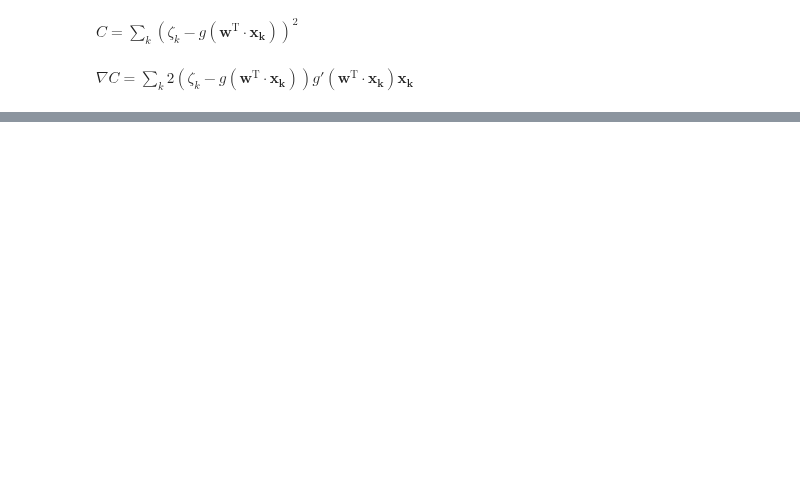
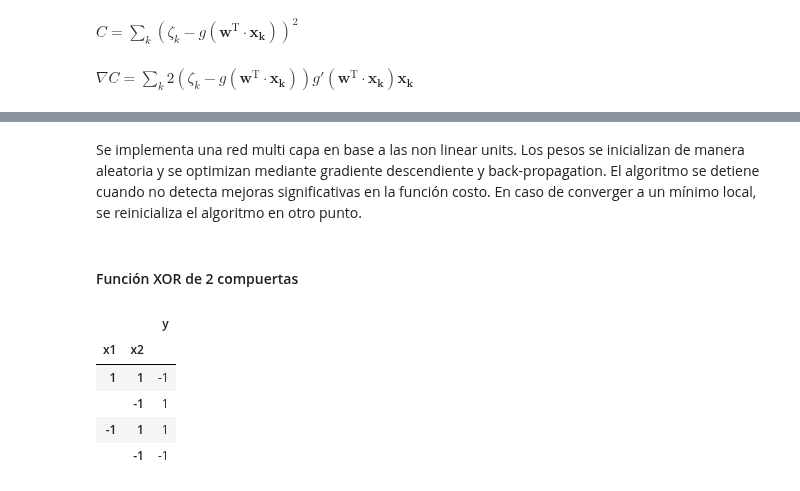
Before and after one commit to xvan/RedesNeuronales, a Jupyter notebook: TP2/tp2/tp2.ipynb, the cells around one changed output, grey strips where cells are left out. Saved outputs shown, nothing was run; the diff lists cells and outputs as text; code cells hidden in the pictures; blank space fills up the shorter version.

```diff
--- a/TP2/tp2/tp2.ipynb
+++ b/TP2/tp2/tp2.ipynb
@@ -189,0 +269,21 @@ Best Cost: 0
+# %% [markdown]
+Se implementa una red multi capa en base a las non linear units. Los pesos se inicializan de manera aleatoria y se optimizan mediante gradiente descendiente y back-propagation. El algoritmo se detiene cuando no detecta mejoras significativas en la función costo.
+En caso de converger a un mínimo local, se reinicializa el algoritmo en otro punto.
+# %% [markdown]
+#### Función XOR de 2 compuertas
+# %%
+xor_gate_table = [
+    ((1, 1), (-1,)),
+    ((1, -1), (1,)),
+    ((-1, 1), (1,)),
+    ((-1, -1), (-1,))
+]
+
+tp2Aux.train_data_to_df(xor_gate_table)
+# %% [output]
+|  |  | y |
+| x1 | x2 |  |
+| 1 | 1 | -1 |
+|  | -1 | 1 |
+| -1 | 1 | 1 |
+|  | -1 | -1 |
```
Also changed, not shown: parts of 34 cells of this notebook, 5 other files.
